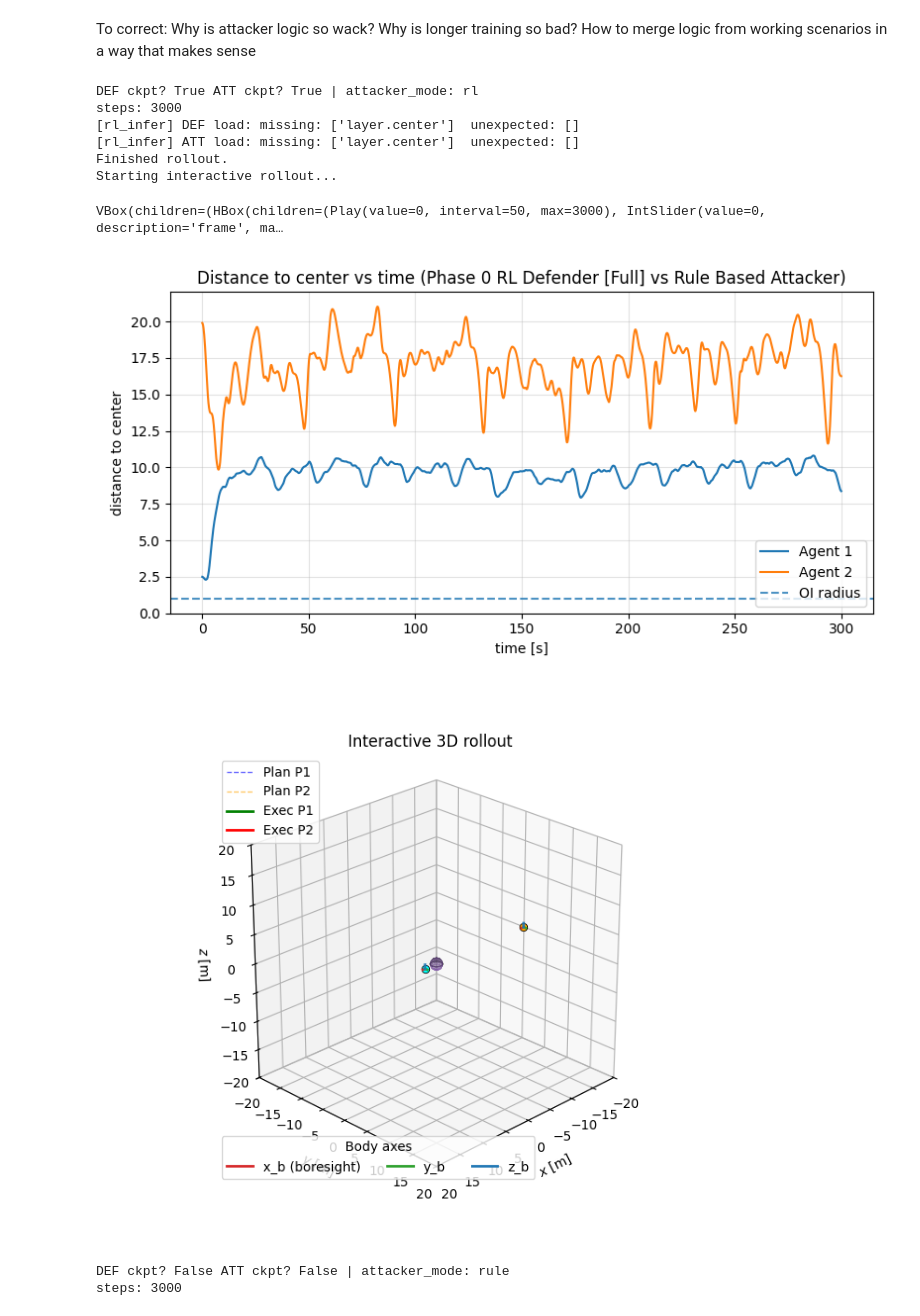
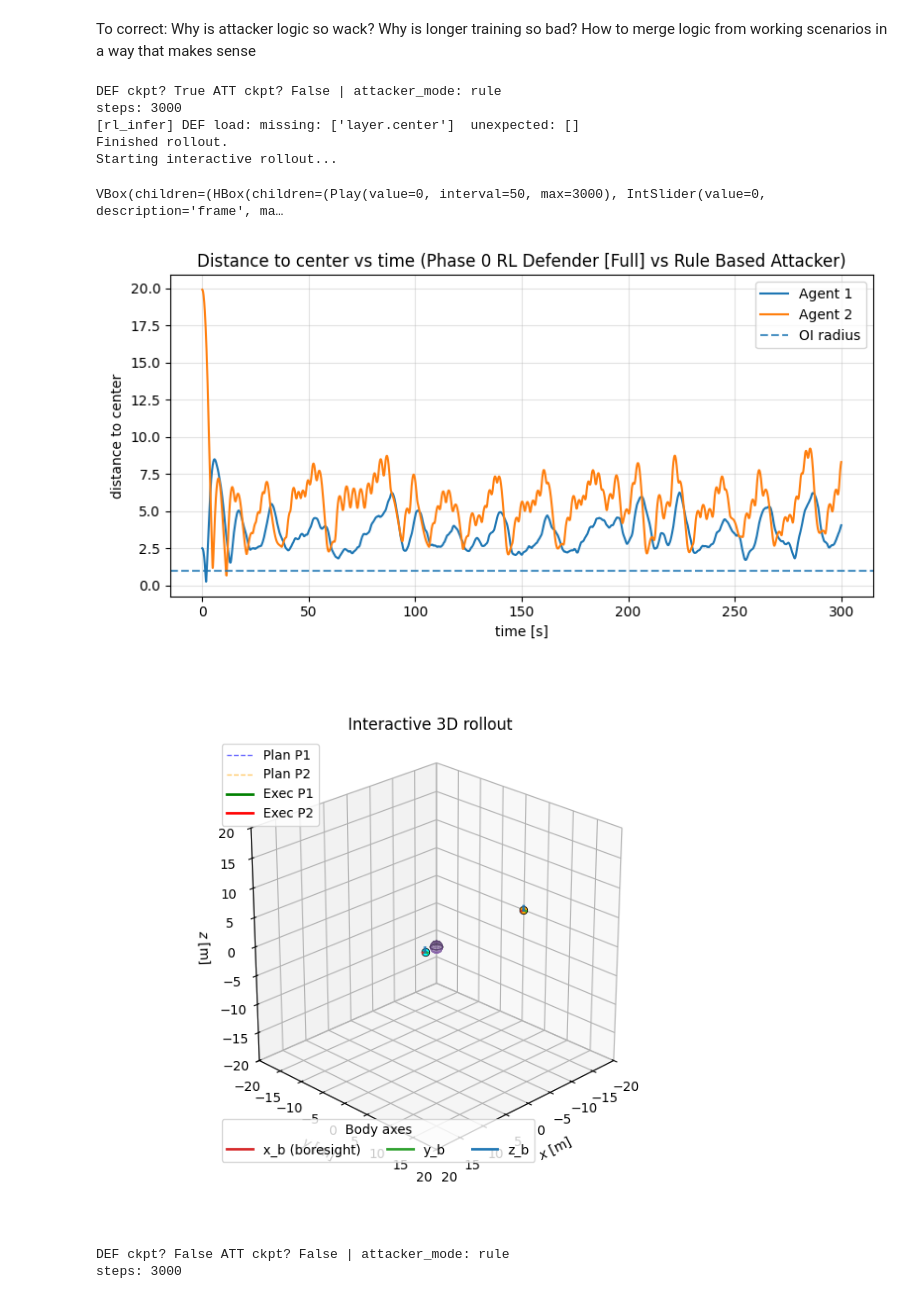
Before and after one commit to gussantaella1/PARL-PO, a Jupyter notebook: GameTheory_TopLevel.ipynb, the cells around one changed output. Drawn from its saved outputs; the diff is of its cells as text; code cells hidden in the pictures.

```diff
--- a/GameTheory_TopLevel.ipynb
+++ b/GameTheory_TopLevel.ipynb
@@ -181,24 +181,23 @@ To correct: Why is attacker logic so wack? Why is longer training so bad? How to
 # %%
 if __name__ == "__main__":
     rollout, cfg = run_with(
-        CKPT_DIR = Path("Training_Policy_New_Reward"),
+        CKPT_DIR = Path("Training_Policy"),
         POLICY_DEFENDER="def1_teacher.pt",
         POLICY_ATTACKER="att1_teacher.pt",
         ATTACKER_MODE="rl",
         USE_UKF=False,
         ANIMATE_ROLLOUT=True
     )
 
     plot_rollout_center_distance(rollout, cfg, title = "Distance to center vs time (Phase 0 RL Defender [Full] vs Rule Based Attacker)")
 # %% [output]
-DEF ckpt? True ATT ckpt? True | attacker_mode: rl
+DEF ckpt? True ATT ckpt? False | attacker_mode: rule
 steps: 3000
 [rl_infer] DEF load: missing: ['layer.center']  unexpected: []
-[rl_infer] ATT load: missing: ['layer.center']  unexpected: []
 Finished rollout.
 Starting interactive rollout...
 VBox(children=(HBox(children=(Play(value=0, interval=50, max=3000), IntSlider(value=0, description='frame', ma…
-[figure, old version]
+[figure, new version]
 [figure]
 # %%
 if __name__ == "__main__":
```
Also changed, not shown: parts of 1 cell of this notebook, 27 other files.
